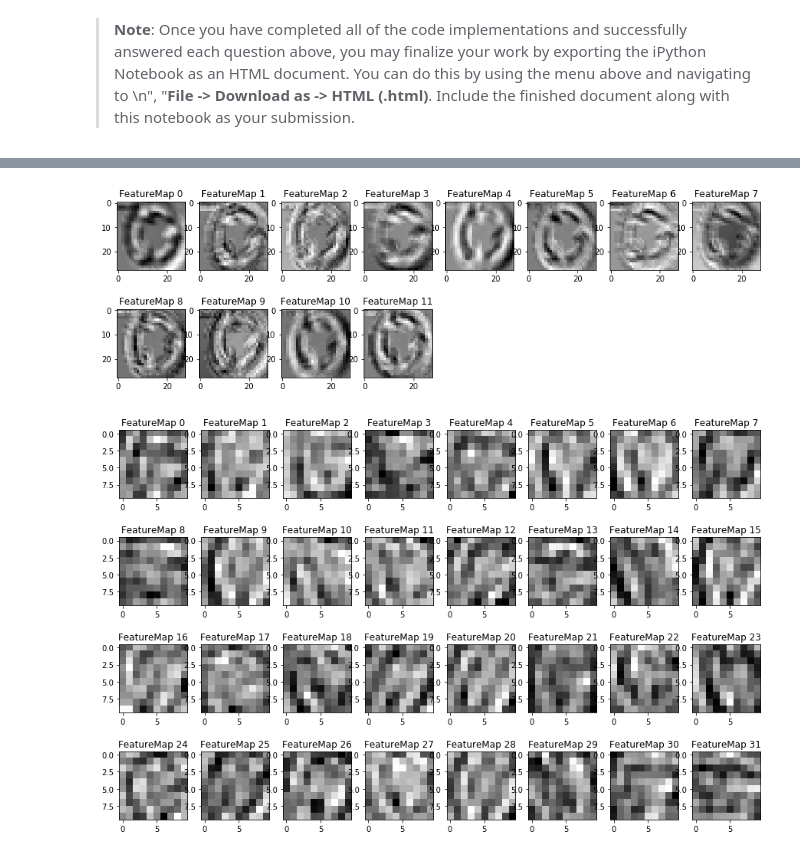
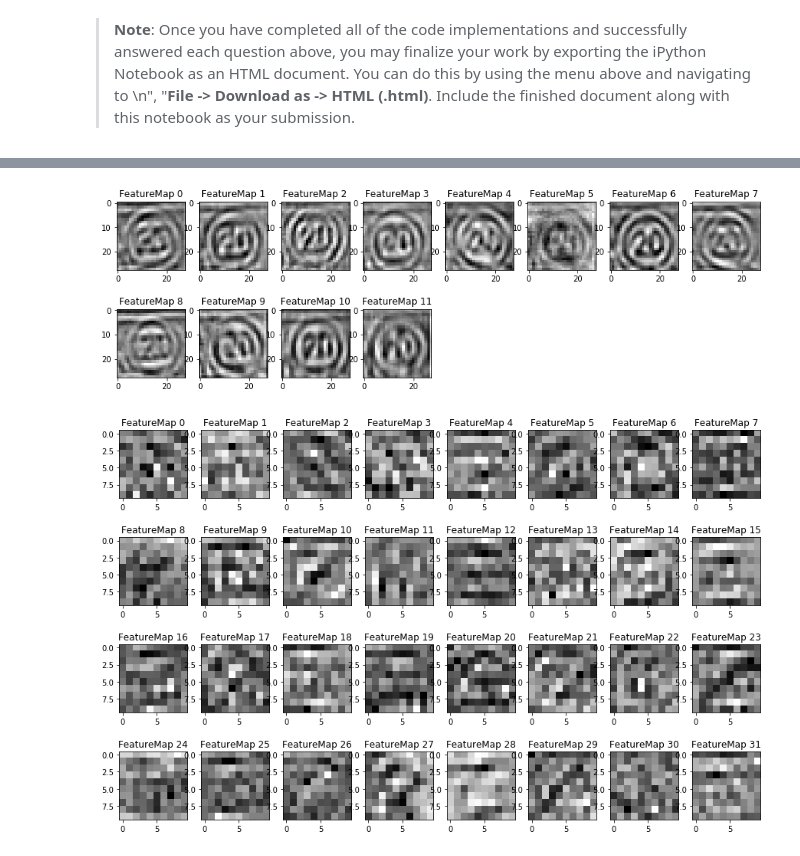
Before and after one commit to hecspc/CarND-Traffic-Sign-Classifier-Project, a Jupyter notebook: Traffic_Sign_Classifier.ipynb, the cells around one changed output, grey strips where cells are left out. Saved outputs shown, nothing was run; the diff lists cells and outputs as text; code cells hidden in the pictures.

Commit message:
Changed preprocessing

```diff
--- a/Traffic_Sign_Classifier.ipynb
+++ b/Traffic_Sign_Classifier.ipynb
@@ -218,0 +217,16 @@ X_example = preprocess(X_train)
+# %%
+X_train_pre = preprocess(X_train)
+X_valid_pre = preprocess(X_valid)
+
+fig, axes = plt.subplots(num_rows, num_columns, figsize=(num_columns * 6, num_rows * 3),
+                         subplot_kw={'xticks': [], 'yticks': []})
+fig.subplots_adjust(hspace=0.2, wspace=0.5)
+for i in range(0, len(train_unq)):
+    index = train_unq[i]
+    image = X_train_pre[train_indexes[index][random.randint(0, len(train_indexes[index]))]].squeeze()
+    ax = axes.flat[index]
+    ax.imshow(image, cmap="gray")
+    ax.set_title(str(index) + " - " + label_dict[index])
+
+
+plt.show()
@@ -398,9 +433,10 @@ for image_path in files:
     ax.imshow(image)
     ax.set_title(name)
     img = np.reshape(image, (32, 32, -1))
-    X_test_real.append(img)
+    X_test_real.append(image)
     y_test_real.append(code)
     index += 1
+X_test_real = np.array(X_test_real)
 plt.show()
 # %% [output]
 [figure]
@@ -590,20 +626,20 @@ def outputFeatureMap(image_input, tf_activation, activation_min=-1, activation_m
         else:
             plt.imshow(activation[0,:,:, featuremap], interpolation="nearest", cmap="gray")
 # %%
-image_input = preprocess([X_test_real[-1]])
+image_input = preprocess(np.array([X_test_real[0]]))
 
 with tf.Session() as sess:
     saver.restore(sess, tf.train.latest_checkpoint('.'))
     conv_layer_1_visual = sess.graph.get_tensor_by_name('conv1:0')
     outputFeatureMap(image_input,conv_layer_1_visual)
 #     conv_layer_2_visual = sess.graph.get_tensor_by_name('conv2:0')
 #     outputFeatureMap(image_input,conv_layer_2_visual)
 # %% [output]
-[figure, old version]
+[figure, new version]
 # %%
 with tf.Session() as sess:
     saver.restore(sess, tf.train.latest_checkpoint('.'))
     conv_layer_2_visual = sess.graph.get_tensor_by_name('conv2:0')
     outputFeatureMap(image_input,conv_layer_2_visual)
 # %% [output]
-[figure, old version]
+[figure, new version]
```
Also changed, not shown: parts of 9 cells of this notebook, 4 other files.
